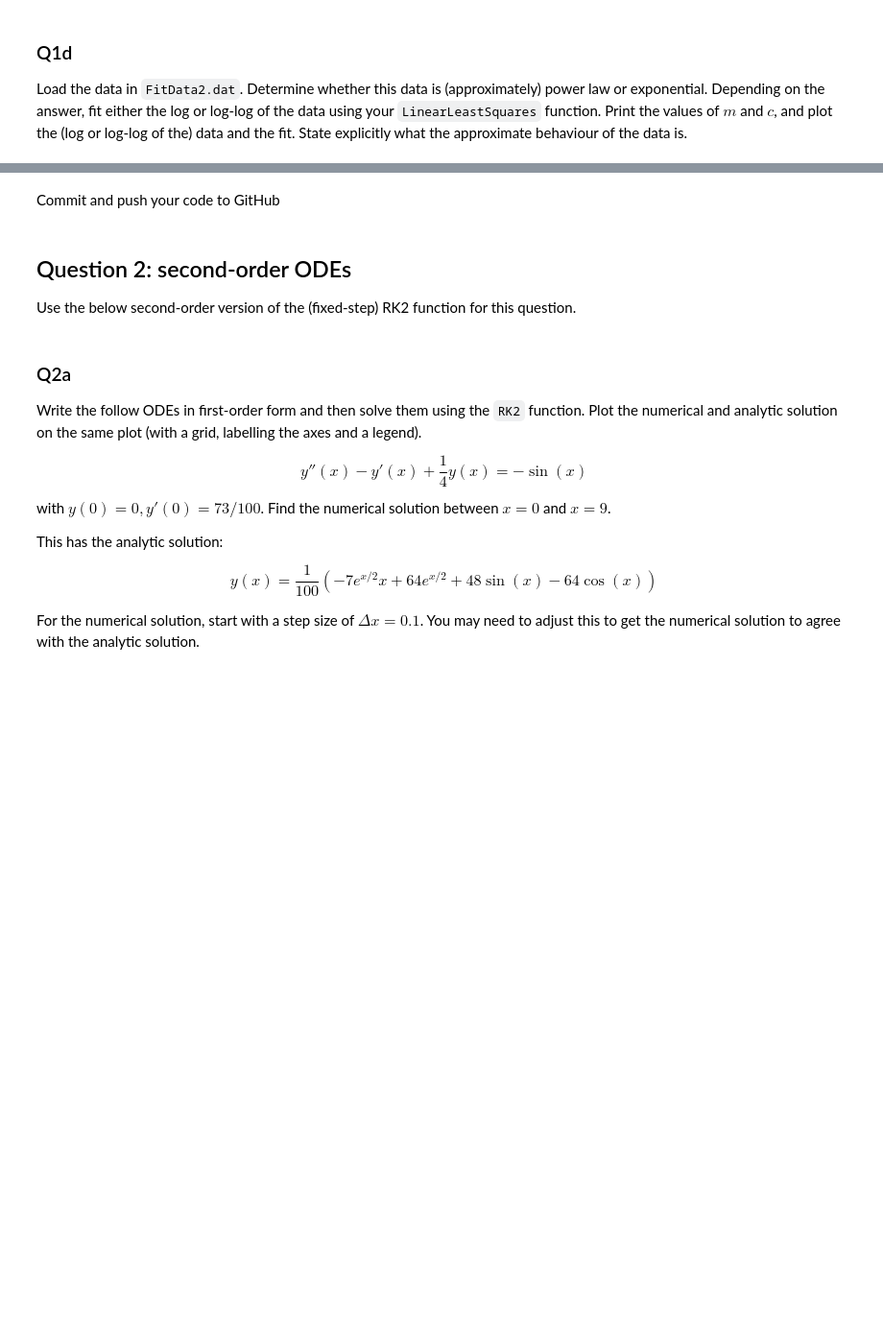
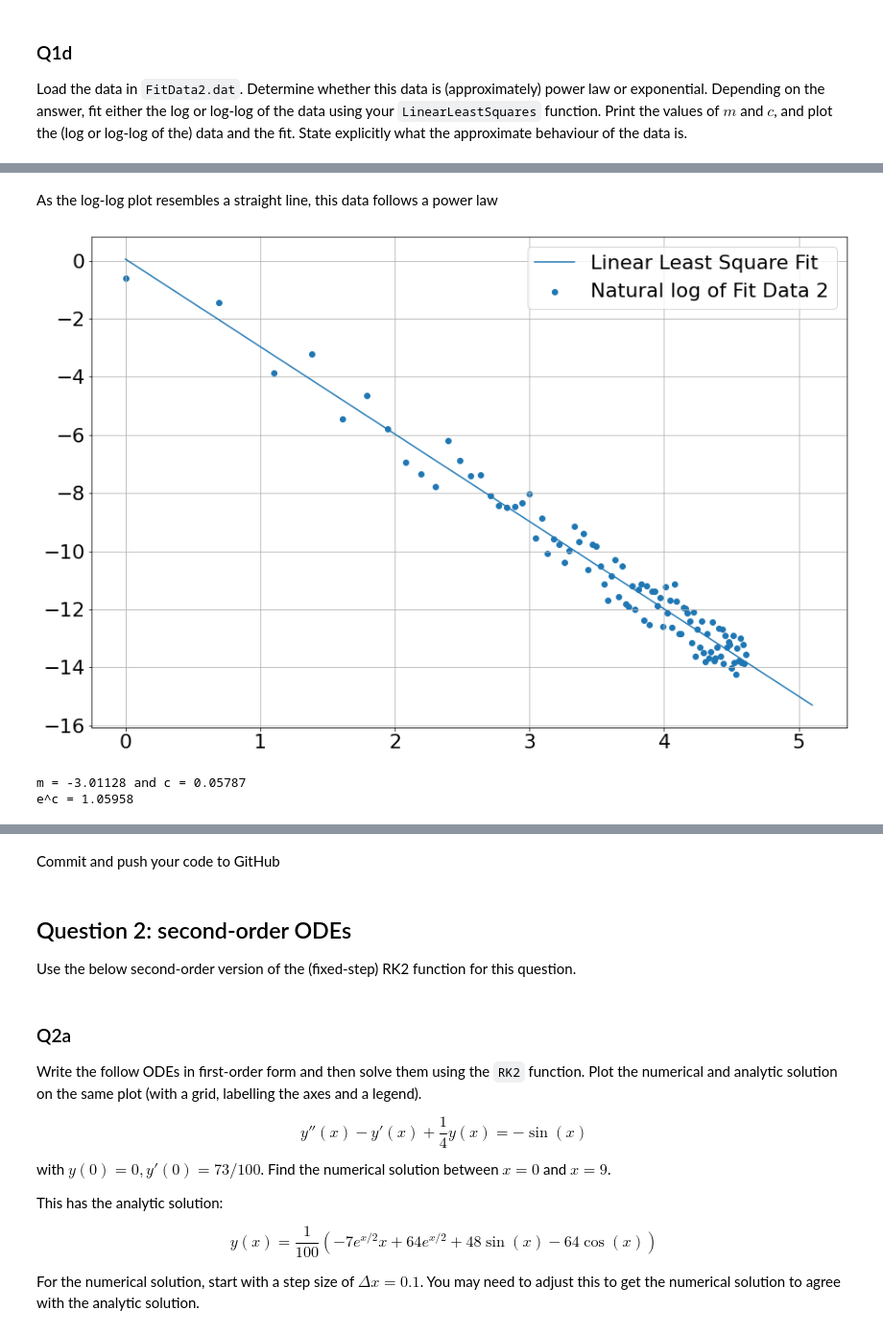
Before and after one commit to Padraig-Ryan/ACM20030-Assignments, a Jupyter notebook: Assignment-3.ipynb, the cells around one changed output, grey strips where cells are left out. Shown: that part at 96% size. Saved outputs shown, nothing was run; the diff lists cells and outputs as text; code cells hidden in the pictures; blank space fills up the shorter version.

```diff
--- a/Assignment-3.ipynb
+++ b/Assignment-3.ipynb
@@ -140,0 +189,21 @@ Load the data in `FitData2.dat`. Determine whether this data is (approximately)
+# %% [markdown]
+As the log-log plot resembles a straight line, this data follows a power law
+# %%
+import math
+logLinearLeasrSquareResult = LinearLeastSquares(lnx,lny)
+m2=logLinearLeasrSquareResult[0]
+c2=logLinearLeasrSquareResult[1]
+plt.grid("True")
+plt.scatter(lnx,lny,label="Natural log of Fit Data 2")
+x = np.arange(0,max(lnx)+.5,0.1)
+plt.plot(x,m2*x+c2,label="Linear Least Square Fit")
+plt.legend()
+plt.show()
+print("m = %0.5f and c = %0.5f"%(m2,c2))
+
+print("e^c = %0.5f"% math.exp(c2))
+#np.log(np.array(c2))
+# %% [output]
+[figure, added]
+m = -3.01128 and c = 0.05787
+e^c = 1.05958
```
Also changed, not shown: parts of 5 cells of this notebook, 1 other file.
